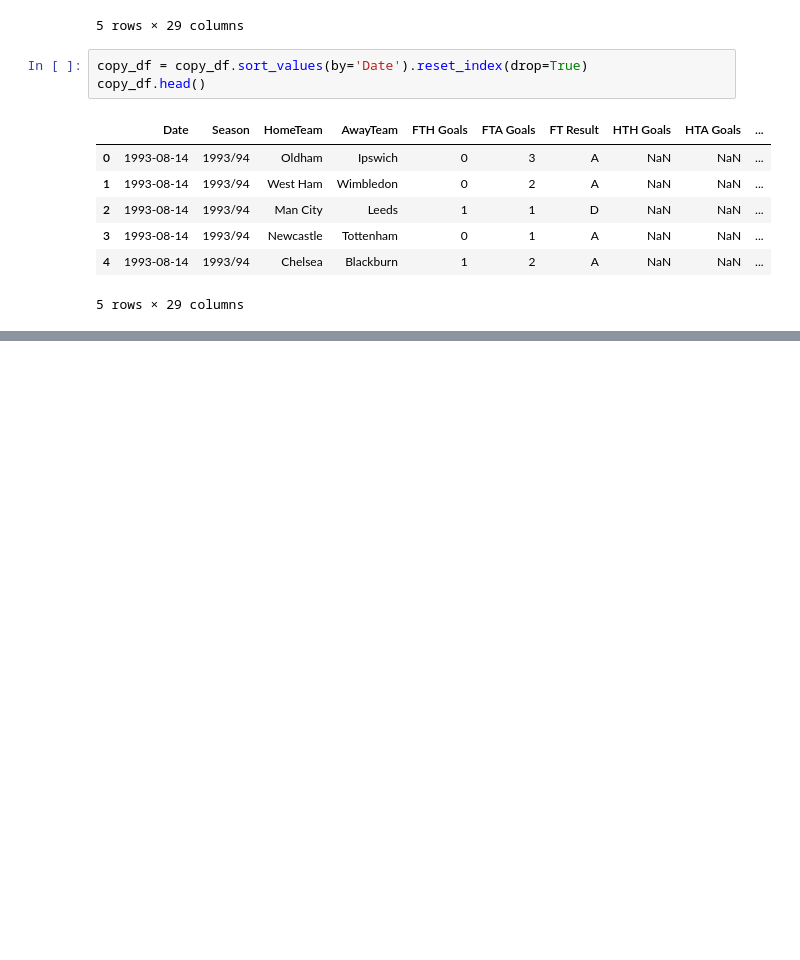
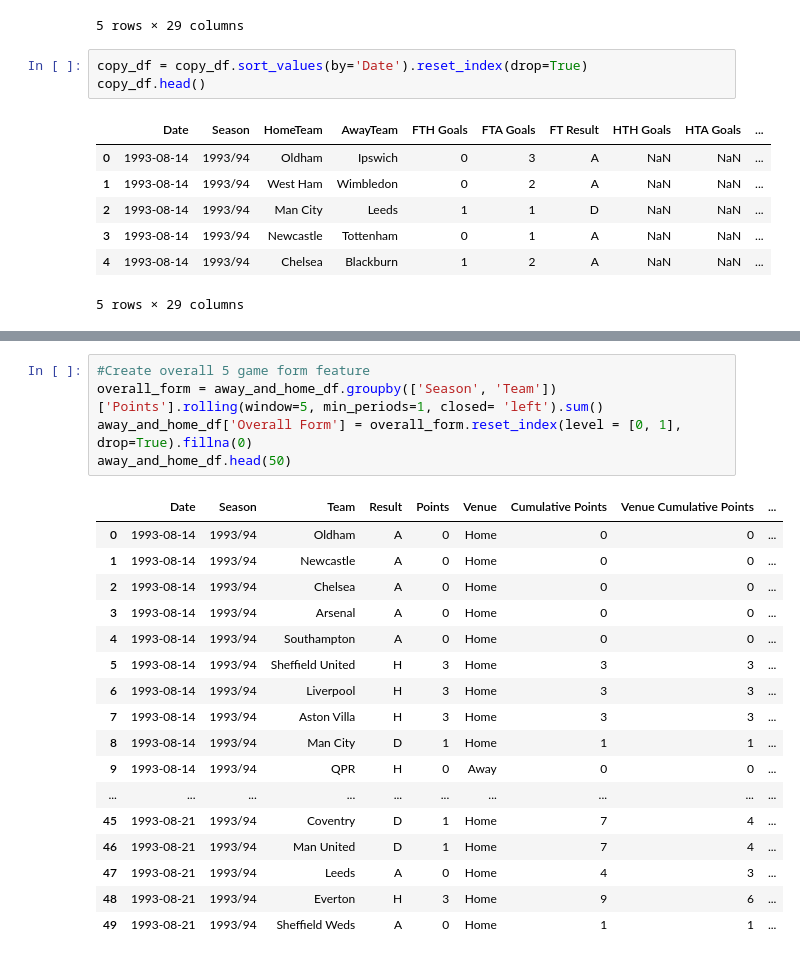
Before and after one commit to adyan0820/epl-game-predictor, a Jupyter notebook: notebooks/data-exploration.ipynb, the cells around one changed output, grey strips where cells are left out. Cells and saved outputs as stored; diff of their text form; blank space fills up the shorter version.

Commit message:
Added features for rolling home and away form

```diff
--- a/notebooks/data-exploration.ipynb
+++ b/notebooks/data-exploration.ipynb
@@ -301,0 +304,23 @@ features_df.head(10)
+# %%
+#Create overall 5 game form feature
+overall_form = away_and_home_df.groupby(['Season', 'Team'])['Points'].rolling(window=5, min_periods=1, closed= 'left').sum()
+away_and_home_df['Overall Form'] = overall_form.reset_index(level = [0, 1], drop=True).fillna(0)
+away_and_home_df.head(50)
+# %% [output]
+|  | Date | Season | Team | Result | Points | Venue | Cumulative Points | Venue Cumulative Points | ... |
+| 0 | 1993-08-14 | 1993/94 | Oldham | A | 0 | Home | 0 | 0 | ... |
+| 1 | 1993-08-14 | 1993/94 | Newcastle | A | 0 | Home | 0 | 0 | ... |
+| 2 | 1993-08-14 | 1993/94 | Chelsea | A | 0 | Home | 0 | 0 | ... |
+| 3 | 1993-08-14 | 1993/94 | Arsenal | A | 0 | Home | 0 | 0 | ... |
+| 4 | 1993-08-14 | 1993/94 | Southampton | A | 0 | Home | 0 | 0 | ... |
+| 5 | 1993-08-14 | 1993/94 | Sheffield United | H | 3 | Home | 3 | 3 | ... |
+| 6 | 1993-08-14 | 1993/94 | Liverpool | H | 3 | Home | 3 | 3 | ... |
+| 7 | 1993-08-14 | 1993/94 | Aston Villa | H | 3 | Home | 3 | 3 | ... |
+| 8 | 1993-08-14 | 1993/94 | Man City | D | 1 | Home | 1 | 1 | ... |
+| 9 | 1993-08-14 | 1993/94 | QPR | H | 0 | Away | 0 | 0 | ... |
+| ... | ... | ... | ... | ... | ... | ... | ... | ... | ... |
+| 45 | 1993-08-21 | 1993/94 | Coventry | D | 1 | Home | 7 | 4 | ... |
+| 46 | 1993-08-21 | 1993/94 | Man United | D | 1 | Home | 7 | 4 | ... |
+| 47 | 1993-08-21 | 1993/94 | Leeds | A | 0 | Home | 4 | 3 | ... |
+| 48 | 1993-08-21 | 1993/94 | Everton | H | 3 | Home | 9 | 6 | ... |
+| 49 | 1993-08-21 | 1993/94 | Sheffield Weds | A | 0 | Home | 1 | 1 | ... |
```
Also changed, not shown: parts of 5 cells of this notebook.
